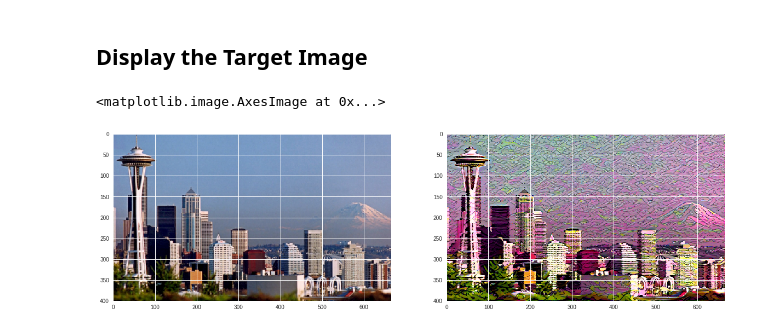
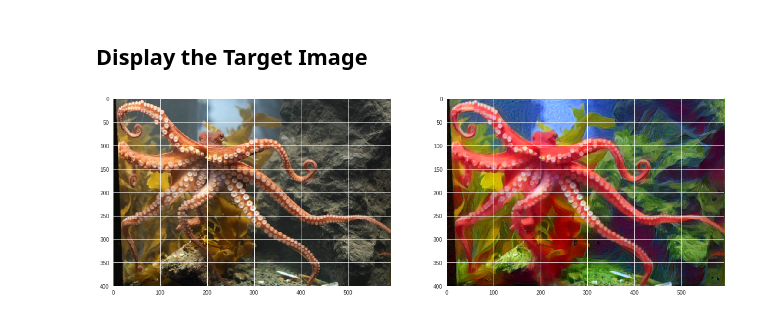
Before and after one commit to debajyotiguha11/Style-Transfer, a Jupyter notebook: Style_Transfer.ipynb, the cells around one changed output. Saved outputs shown, nothing was run; the diff lists cells and outputs as text; code cells hidden in the pictures.

```diff
--- a/Style_Transfer.ipynb
+++ b/Style_Transfer.ipynb
@@ -167,9 +167,9 @@ def load_image(img_path, max_size=400, shape=None):
 Next, I'm loading in images by file name and forcing the style image to be the same size as the content image.
 # %%
 # load in content and style image
-content = load_image('deep-learning-v2-pytorch-master/style-transfer/images/space_needle.jpg').to(device)
+content = load_image('images/octopus.jpg').to(device)
 # Resize style to match content, makes code easier
-style = load_image('deep-learning-v2-pytorch-master/style-transfer/images/hockney.jpg', shape=content.shape[-2:]).to(device)
+style = load_image('images/kahlo.jpg', shape=content.shape[-2:]).to(device)
 # %%
 # helper function for un-normalizing an image
 # and converting it from a Tensor image to a NumPy image for display
@@ -380,8 +380,8 @@ Total loss:  58651076.0
 # %%
 # display content and final, target image
 fig, (ax1, ax2) = plt.subplots(1, 2, figsize=(20, 10))
 ax1.imshow(im_convert(content))
 ax2.imshow(im_convert(target))
+plt.imsave('test.png', im_convert(target))
 # %% [output]
-<matplotlib.image.AxesImage at 0x...>
-[figure, old version]
+[figure, new version]
```
Also changed, not shown: parts of 2 cells of this notebook, 1 other file.
